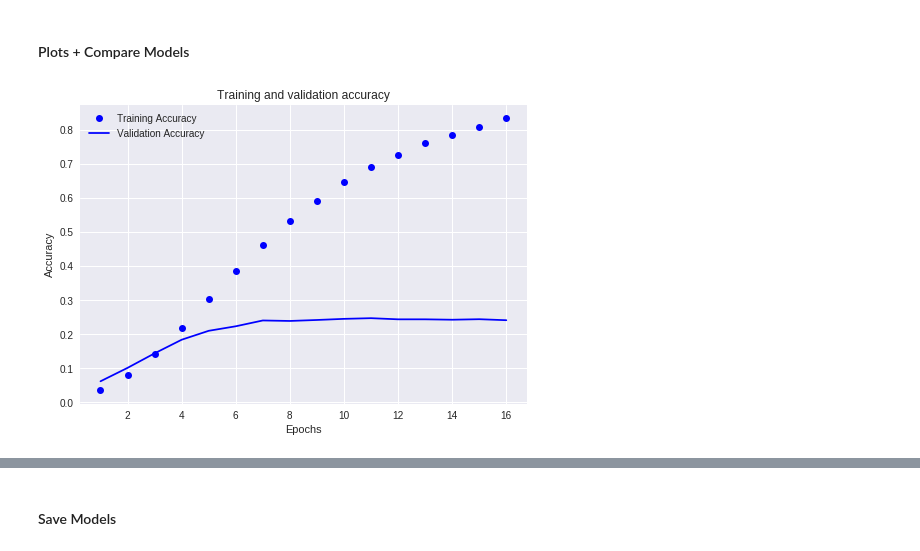
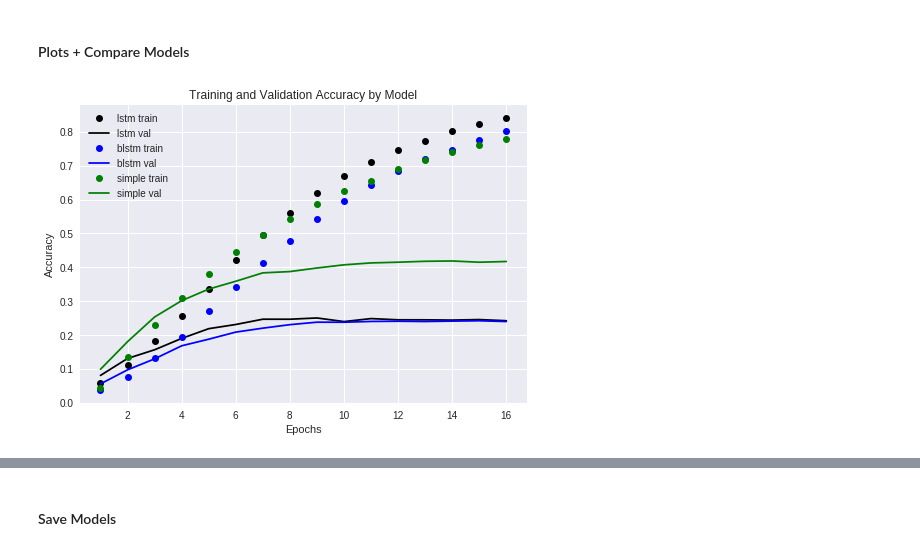
Before and after one commit to kgedney/author-id-project, a Jupyter notebook: text_preprocessing_and_modeling.ipynb, the cells around one changed output, grey strips where cells are left out. Cells and saved outputs as stored; diff of their text form; code cells hidden in the pictures.

```diff
--- a/text_preprocessing_and_modeling.ipynb
+++ b/text_preprocessing_and_modeling.ipynb
@@ -320,20 +356,37 @@ import matplotlib.pyplot as plt
 # %%
 # plot test vs. train to show overfitting!
 
-# Get loss function
-acc = history1.history['acc']
-val_acc = history1.history['val_acc']
+# Get values
+acc1     = history1.history['acc']
+val_acc1 = history1.history['val_acc']
+
+acc2     = history2.history['acc']
+val_acc2 = history2.history['val_acc']
+
+acc3     = history3.history['acc']
+val_acc3 = history3.history['val_acc']
+
 
 # Setup grid for plotting
-epochs =range(1, len(loss) + 1)
-# Plot
-plt.plot(epochs, acc, 'bo', label='Training Accuracy')
-plt.plot(epochs, val_acc, 'b', label='Validation Accuracy')
-plt.title('Training and validation accuracy')
+epochs = range(1, len(acc) + 1)
+
+# plot model 1
+plt.plot(epochs, acc1, 'bo', label='lstm train', color='k')
+plt.plot(epochs, val_acc1, 'b', label='lstm val', color='k')
+
+# plot model 2
+plt.plot(epochs, acc2, 'bo', label='blstm train', color='b')
+plt.plot(epochs, val_acc2, 'b', label='blstm val', color='b')
+
+# plot model 3
+plt.plot(epochs, acc3, 'bo', label='simple train', color='g')
+plt.plot(epochs, val_acc3, 'b', label='simple val', color='g')
+
+plt.title('Training and Validation Accuracy by Model')
 plt.xlabel('Epochs')
 plt.ylabel('Accuracy')
 plt.legend()
 plt.show()
 # %% [output]
-[figure, old version]
+[figure, new version]
 # %%
```
Also changed, not shown: parts of 23 cells of this notebook.
